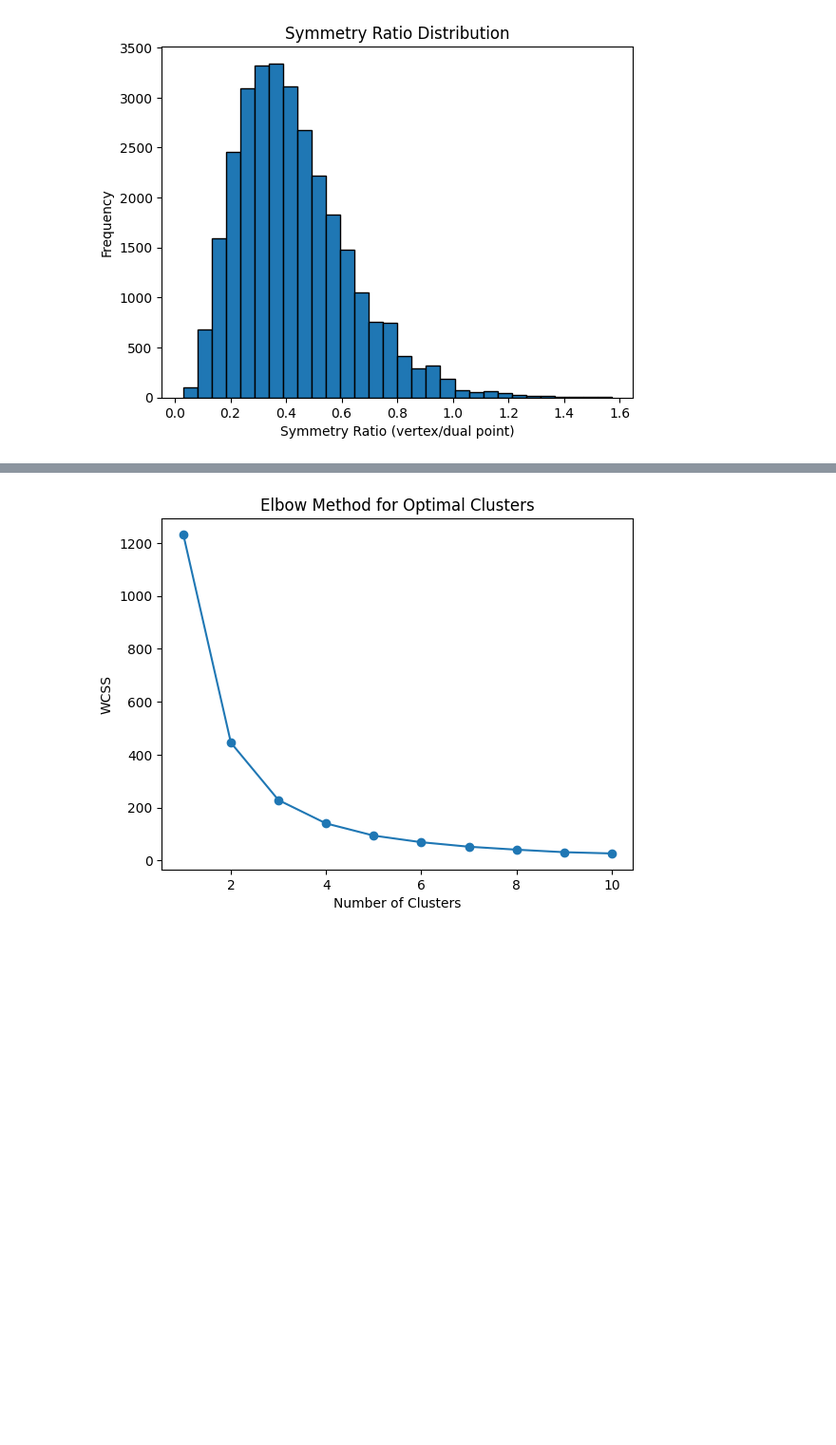
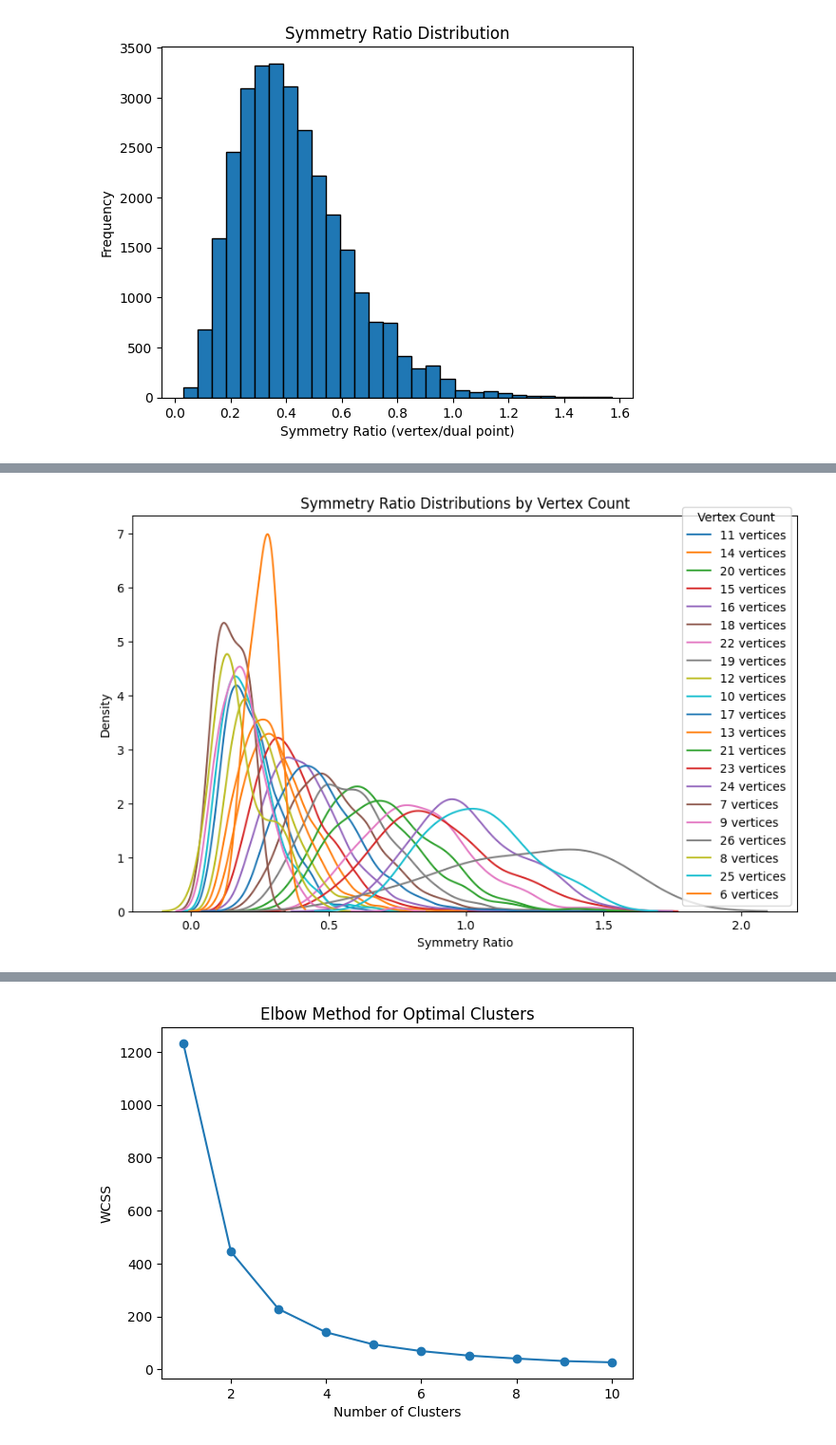
Before and after one commit to Sultanow/polytopes, a Jupyter notebook: python/notebooks/case_4d.ipynb, the cells around one changed output, grey strips where cells are left out. Shown at 95% size. Saved outputs shown, nothing was run; the diff lists cells and outputs as text; code cells hidden in the pictures; blank space fills up the shorter version.

```diff
--- a/python/notebooks/case_4d.ipynb
+++ b/python/notebooks/case_4d.ipynb
@@ -161,0 +174,15 @@ plt.show()
+# %%
+unique_vertex_counts = df['vertex_count'].unique()
+
+plt.figure(figsize=(10, 6))
+
+for count in unique_vertex_counts:
+    subset = df[df['vertex_count'] == count]
+    sns.kdeplot(subset['symmetry_ratio'], label=f'{count} vertices', linewidth=1.5)
+
+plt.title("Symmetry Ratio Distributions by Vertex Count")
+plt.xlabel("Symmetry Ratio")
+plt.ylabel("Density")
+plt.legend(title="Vertex Count")
+plt.show()
+# %% [output]
@@ -161,0 +190 @@ plt.show()
+[figure, added]
```
Also changed, not shown: parts of 9 cells of this notebook.
